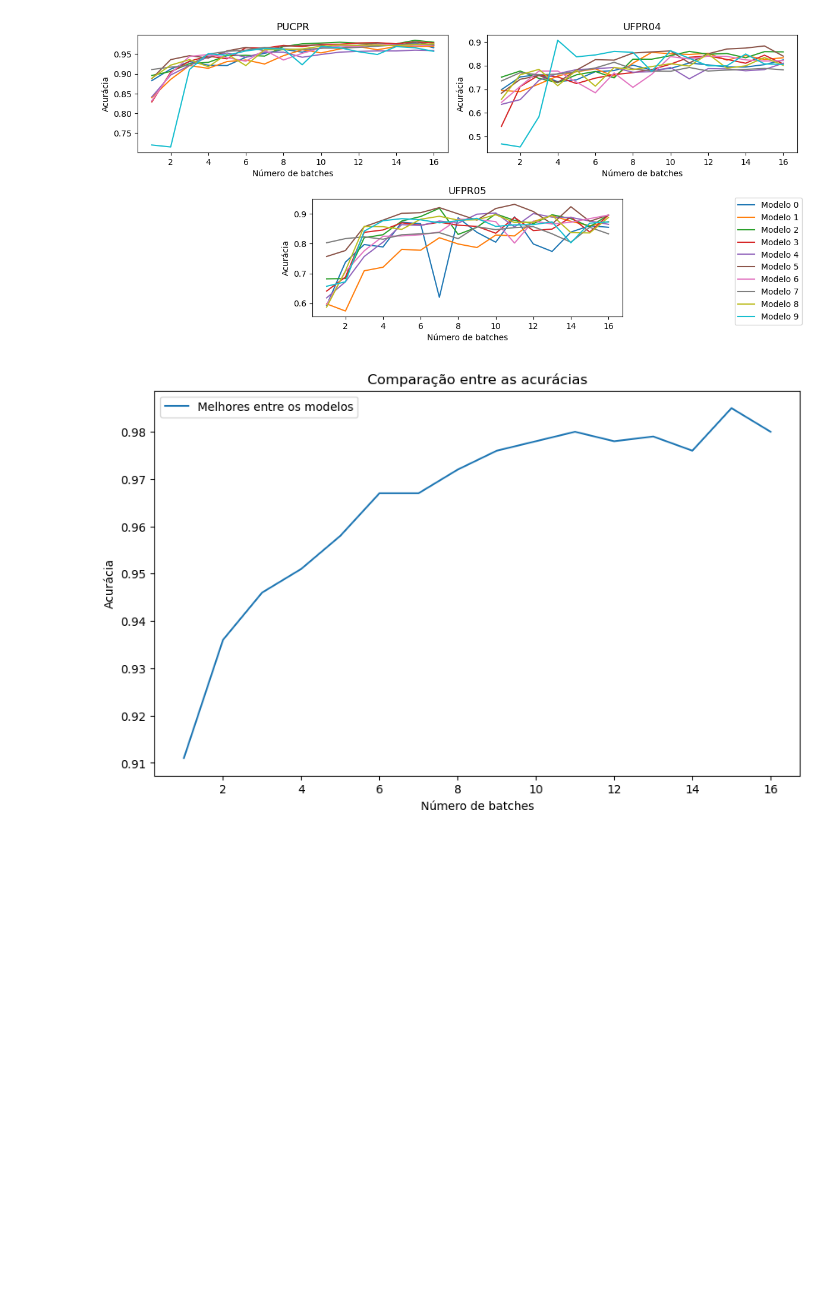
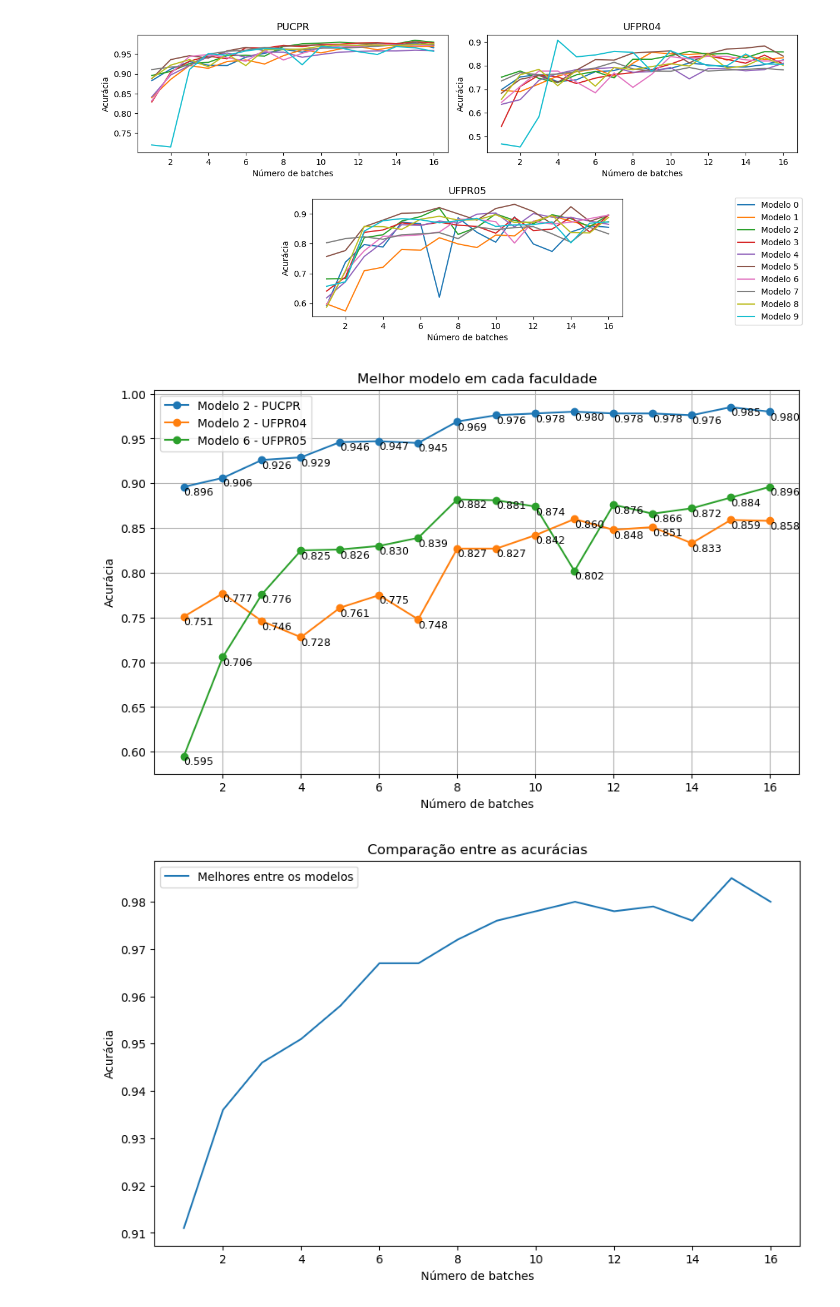
Before and after one commit to Lucas-doc26/Graficos, a Jupyter notebook: tabelas.ipynb, the cells around one changed output. Drawn from its saved outputs; the diff is of its cells as text; code cells hidden in the pictures; blank space fills up the shorter version.

```diff
--- a/tabelas.ipynb
+++ b/tabelas.ipynb
@@ -119,6 +119,35 @@ plt.tight_layout()
 plt.show()
 # %% [output]
 [figure]
+# %%
+#resultados : uma tupla com (x,y,nome) de cada uma das linhas
+def grafico_com_valores(resultados):
+    plt.figure(figsize=(10, 6))
+
+    for resultado in resultados:
+        x, y, nome = resultado
+        plt.plot(x, y, label=f"{nome}", marker='o')
+
+        for xi, yi in zip(x,y):
+            plt.text(xi, yi, f'{yi:.3f}', fontsize=9, ha='left', va='top')
+
+        plt.grid(True)
+        plt.title('Melhor modelo em cada faculdade')
+        plt.xlabel('Número de batches')
+        plt.ylabel('Acurácia')
+        plt.legend()
+
+    plt.show()
+# %%
+melhores_cada_faculdade = [
+    (x_values, [0.896, 0.906, 0.926, 0.929, 0.946, 0.947, 0.945, 0.969, 0.976, 0.978, 0.980, 0.978, 0.978, 0.976, 0.985, 0.980], 'Modelo 2 - PUCPR'),
+    (x_values, [0.751, 0.777, 0.746, 0.728, 0.761, 0.775, 0.748, 0.827, 0.827, 0.842, 0.860, 0.848, 0.851, 0.833, 0.859, 0.858], 'Modelo 2 - UFPR04'),
+    (x_values, [0.595, 0.706, 0.776, 0.825, 0.826, 0.830, 0.839, 0.882, 0.881, 0.874, 0.802, 0.876, 0.866, 0.872, 0.884, 0.896], 'Modelo 6 - UFPR05')
+                            ]
+
+grafico_com_valores(melhores_cada_faculdade)
+# %% [output]
+[figure, added]
 # %%
 melhores = [(x_values, [0.911, 0.936, 0.946, 0.951, 0.958, 0.967, 0.967, 0.972, 0.976, 0.978, 0.980, 0.978, 0.979, 0.976, 0.985, 0.980], 'Melhores entre os modelos')]
 
```
Also changed, not shown: parts of 1 cell of this notebook, 1 other file.
